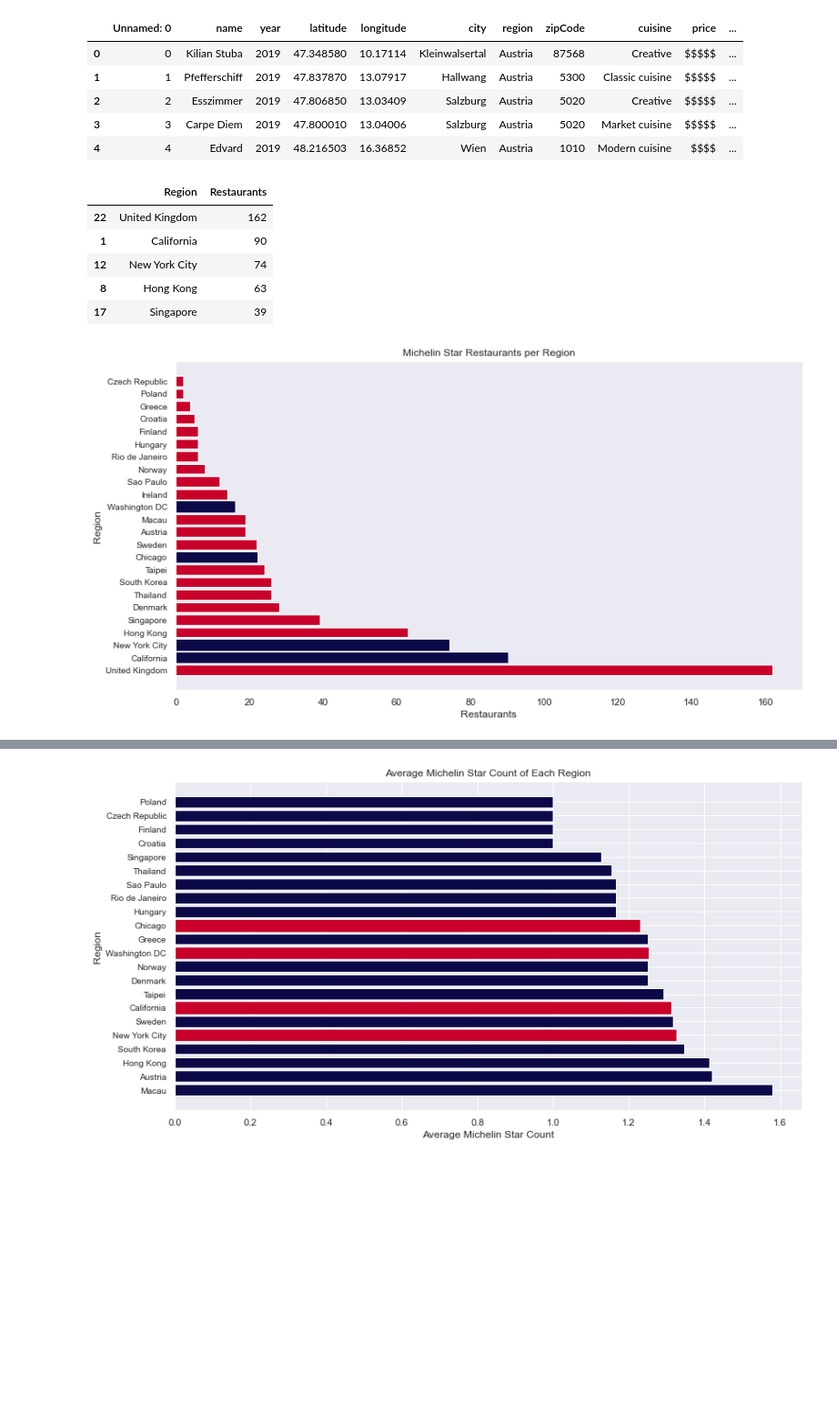
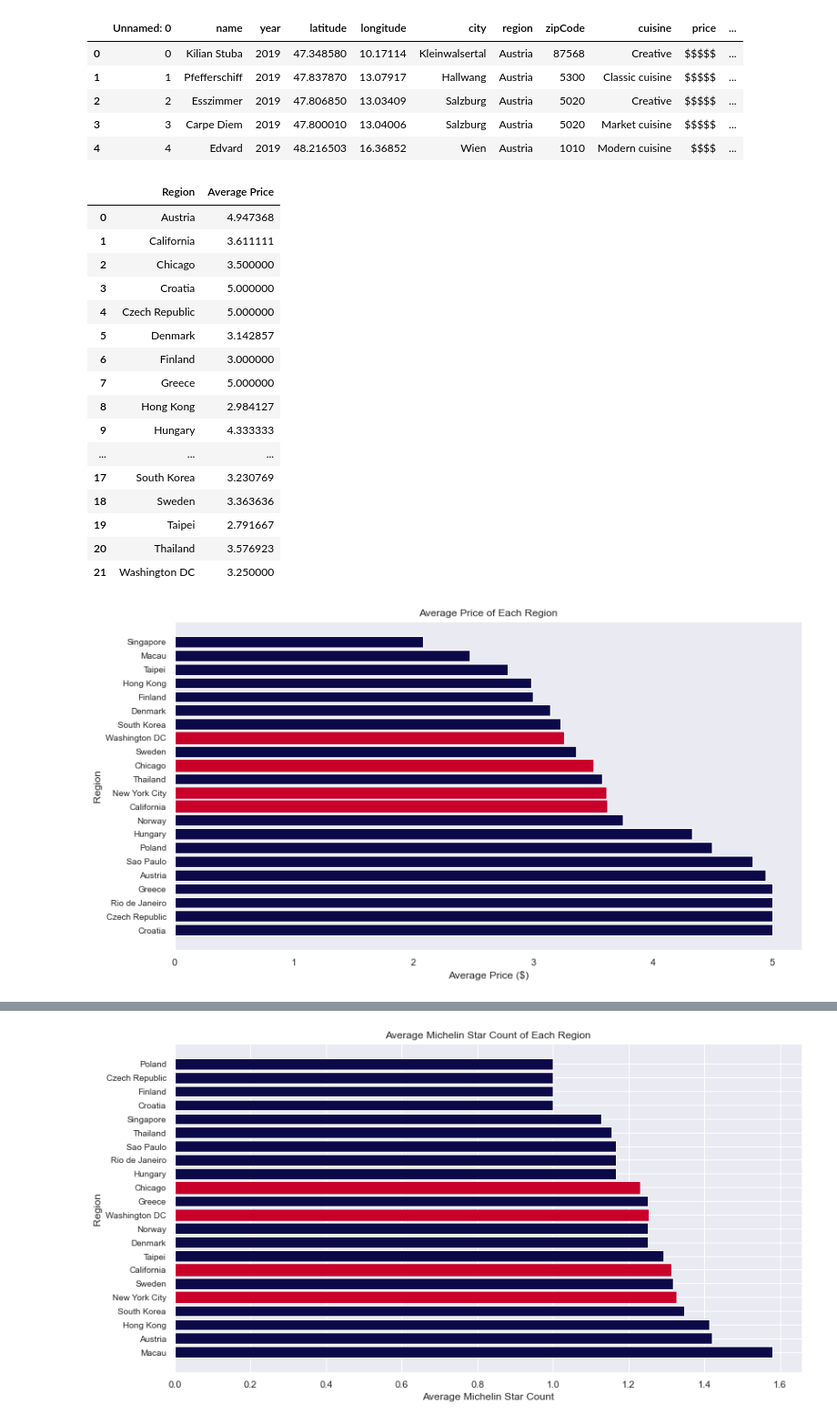
Before and after one commit to EI-github/smu_project1_michelinrestaurants, a Jupyter notebook: Cody_Work/Project 1/Clean Data Visualization.ipynb, the cells around one changed output, grey strips where cells are left out. Shown: that part at 91% size. Drawn from its saved outputs; the diff is of its cells as text; code cells hidden in the pictures; blank space fills up the shorter version.

```diff
--- a/Cody_Work/Project 1/Clean Data Visualization.ipynb
+++ b/Cody_Work/Project 1/Clean Data Visualization.ipynb
@@ -23,0 +28,3 @@ df.head()
+# %%
+locations_df = pd.read_csv("Resources/Cleaned.csv")
+locations_df.head()
@@ -23,0 +38,3 @@ df.head()
+# %%
+#no need to rename column if using Cleanedv2
+locations_df.rename(columns = {"Michelin Star Count":"michelin_star_count"}, inplace = True)
@@ -24,6 +71,6 @@ df.head()
 # %%
-mask = df.price != "No Price"
-df_price = df.loc[mask]
+mask = locations_df.price != "No Price"
+df_price = locations_df.loc[mask]
 df_price.info()
 # %% [output]
 <class 'pandas.core.frame.DataFrame'>
@@ -61,32 +108,48 @@ See the caveats in the documentation: https://pandas.pydata.org/pandas-docs/stab
 | 3 | 3 | Carpe Diem | 2019 | 47.800010 | 13.04006 | Salzburg | Austria | 5020 | Market cuisine | $$$$$ | ... |
 | 4 | 4 | Edvard | 2019 | 48.216503 | 16.36852 | Wien | Austria | 1010 | Modern cuisine | $$$$ | ... |
 # %%
-df1 = df.groupby('region')['name'].count()
-df11 = pd.concat([df1], axis=1).reset_index()
-df11.columns = ["Region", "Restaurants"]
-summ11 = df11.sort_values(by=["Restaurants"], ascending=False)
-summ11.head()
+df_avgpr = df_price.groupby('region')['Price Point'].mean()
+avgprice = pd.concat([df_avgpr], axis=1).reset_index()
+avgprice.columns = ["Region", "Average Price"]
+avgprice1 = avgprice.sort_values(by=["Average Price"], ascending=False)
+avgprice
 # %% [output]
-|  | Region | Restaurants |
-| 22 | United Kingdom | 162 |
-| 1 | California | 90 |
-| 12 | New York City | 74 |
-| 8 | Hong Kong | 63 |
-| 17 | Singapore | 39 |
+|  | Region | Average Price |
+| 0 | Austria | 4.947368 |
+| 1 | California | 3.611111 |
+| 2 | Chicago | 3.500000 |
+| 3 | Croatia | 5.000000 |
+| 4 | Czech Republic | 5.000000 |
+| 5 | Denmark | 3.142857 |
+| 6 | Finland | 3.000000 |
+| 7 | Greece | 5.000000 |
+| 8 | Hong Kong | 2.984127 |
+| 9 | Hungary | 4.333333 |
+| ... | ... | ... |
+| 17 | South Korea | 3.230769 |
+| 18 | Sweden | 3.363636 |
+| 19 | Taipei | 2.791667 |
+| 20 | Thailand | 3.576923 |
+| 21 | Washington DC | 3.250000 |
 # %%
 plt.figure(figsize=(13,7))
-#0C0948
-worldlist = plt.barh(summ11.Region, summ11.Restaurants, color="#C9002A")
-worldlist[1].set_color("#0C0948")
-worldlist[2].set_color("#0C0948")
-worldlist[9].set_color("#0C0948")
-worldlist[13].set_color("#0C0948")
-plt.xlabel("Restaurants")
+pltreg = avgprice1.Region
+pltprice = avgprice1['Average Price']
+barlist = plt.barh(pltreg, pltprice, color="#0C0948")
+
+barlist[9].set_color('#C9002A')
+barlist[10].set_color('#C9002A')
+barlist[12].set_color('#C9002A')
+barlist[14].set_color('#C9002A')
+plt.xlabel("Average Price ($)")
 plt.ylabel("Region")
-plt.title("Michelin Star Restaurants per Region")
+plt.title("Average Price of Each Region")
 plt.yticks(fontsize=10)
+
+
+
 plt.grid()
-plt.savefig("RegionCount.png", bbox_inches = 'tight')
+plt.savefig("PricePerRegion.png")
 plt.show()
 # %% [output]
-[figure, old version]
+[figure, new version]
```
Also changed, not shown: parts of 76 cells of this notebook, 8 other files.
